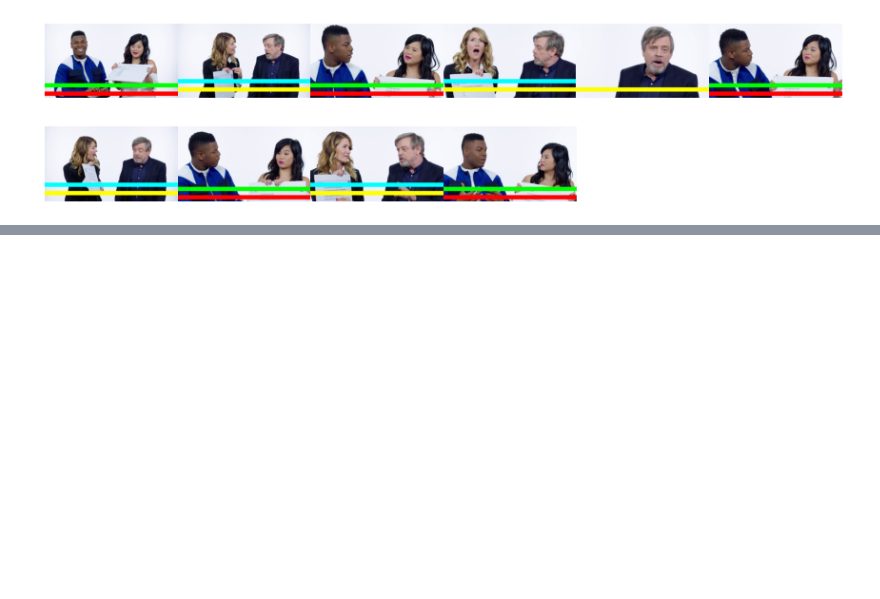
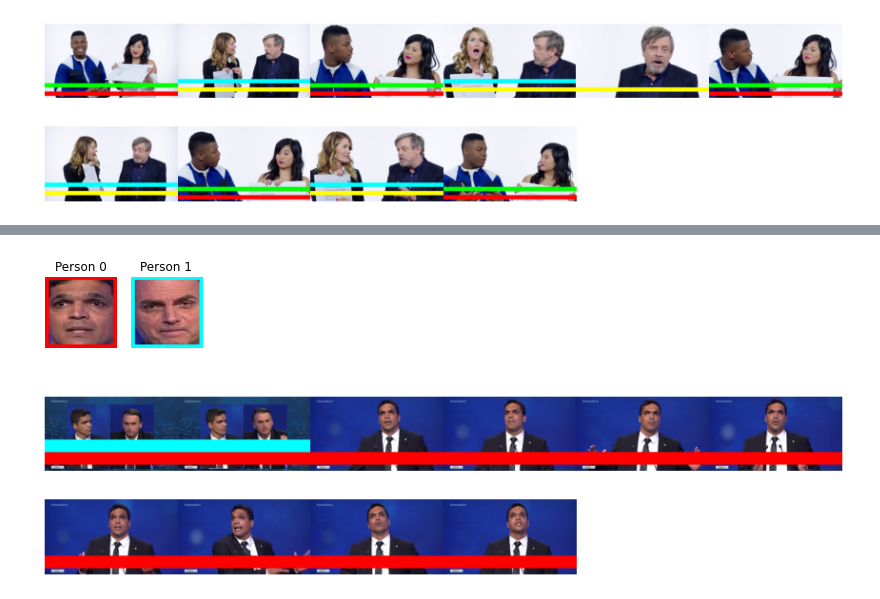
Before and after one commit to TeleMidia/face_clustering, a Jupyter notebook: ipynb/video/Video_clustering_modularized.ipynb, the cells around one changed output, grey strips where cells are left out. Drawn from its saved outputs; the diff is of its cells as text; code cells hidden in the pictures; blank space fills up the shorter version.

```diff
--- a/ipynb/video/Video_clustering_modularized.ipynb
+++ b/ipynb/video/Video_clustering_modularized.ipynb
@@ -50,0 +40,5 @@ for sample in video_clustering.video_metadata.faces_samples:
+# %%
+video_clustering.display_timeline(limit = 10, lines = True)
+# %% [output]
+[figure, added]
+[figure, added]
```
Also changed, not shown: parts of 6 cells of this notebook, 2 other files.
